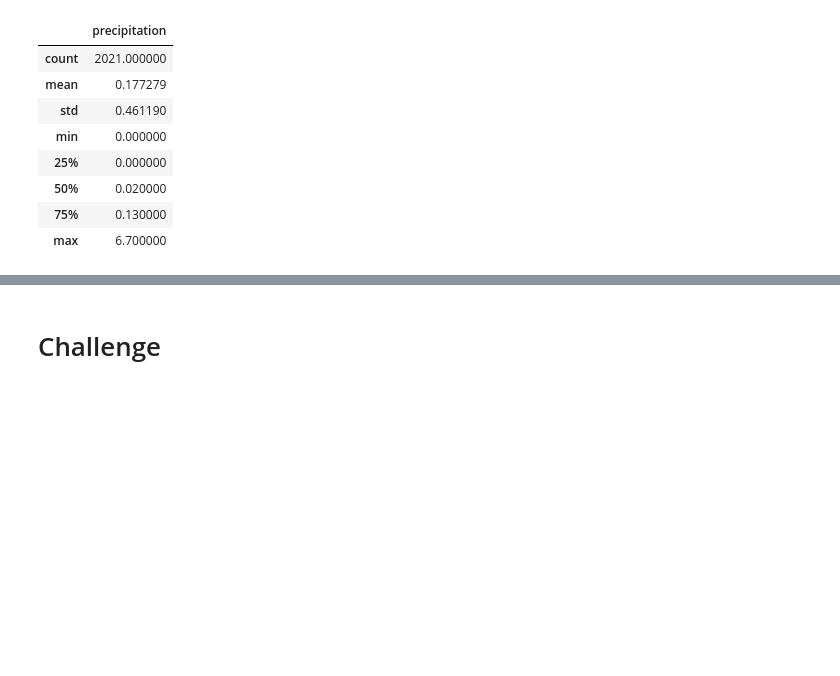
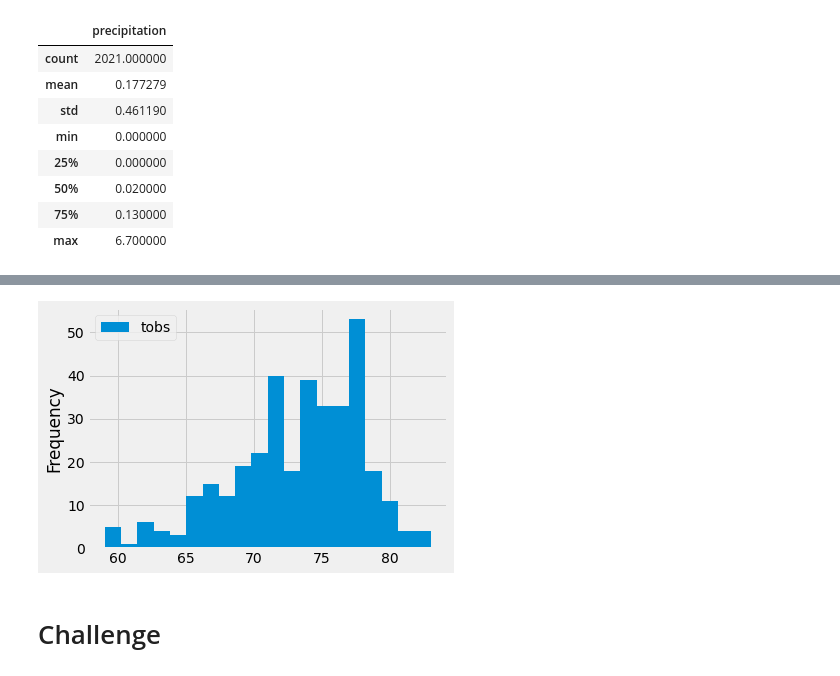
Before and after one commit to wbelayne21/surfs_up, a Jupyter notebook: climate_analysis.ipynb, the cells around one changed output, grey strips where cells are left out. Drawn from its saved outputs; the diff is of its cells as text; code cells hidden in the pictures; blank space fills up the shorter version.

```diff
--- a/climate_analysis.ipynb
+++ b/climate_analysis.ipynb
@@ -143,3 +196,9 @@ results_df.describe()
+# %%
+# skill drill
+results_df.plot.hist(bins=20)
+plt.tight_layout()
+# %% [output]
+[figure, added]
 # %%
 # Write a function called `calc_temps` that will accept start date and end date in the format '%Y-%m-%d'
 # and return the minimum, average, and maximum temperatures for that range of dates
```
Also changed, not shown: parts of 7 cells of this notebook.
